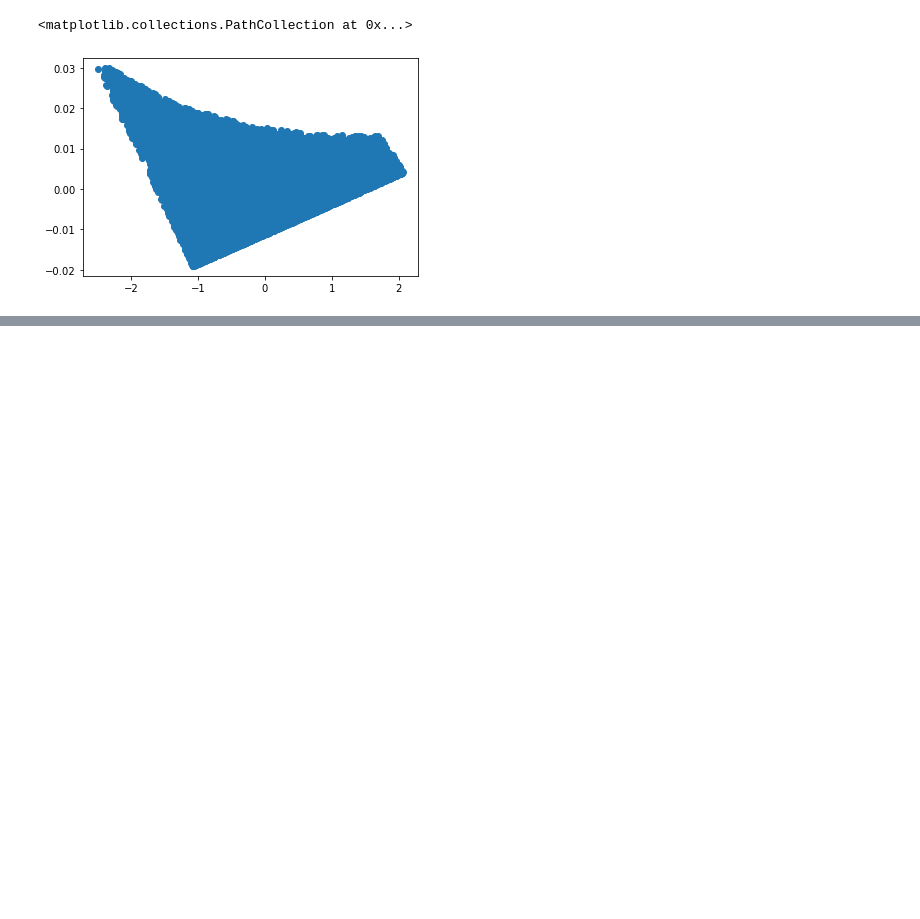
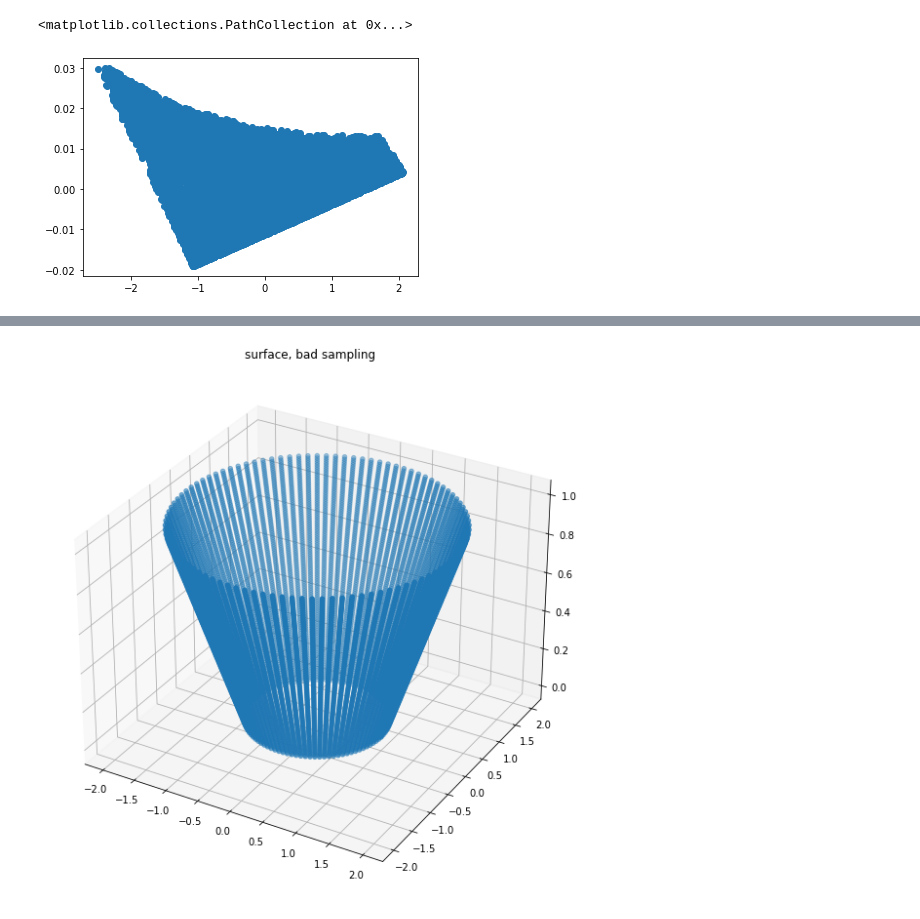
Before and after one commit to nephanth/DSC291-project, a Jupyter notebook: Project-tests.ipynb, the cells around one changed output, grey strips where cells are left out. Cells and saved outputs as stored; diff of their text form; code cells hidden in the pictures; blank space fills up the shorter version.

Commit message:
sampling on cone# Please enter the commit message for your changes. Lines starting

```diff
--- a/Project-tests.ipynb
+++ b/Project-tests.ipynb
@@ -116,0 +134,20 @@ plt.scatter(phi[:, 2], phi[:, 3])
+# %%
+X_grid, Y_grid = np.meshgrid(np.linspace(0,1, 100),
+                             np.linspace(0,1,100), indexing="ij")
+# %%
+surface = lambda theta, z: np.array(((z+1)* cos(2 * np.pi * theta),
+                            (z+1) * sin(2 * np.pi * theta),
+                            z))
+
+surface_values = surface(X_grid, Y_grid)
+fig = plt.figure(figsize=(10,10))
+ax = fig.add_subplot(projection="3d")
+ax.set_title("surface, bad sampling")
+#ax.set_box_aspect((np.ptp(testset_3D[...,0]), np.ptp(testset_3D[...,1]), np.ptp(testset_3D[...,2])))
+p = ax.scatter(surface_values[0],
+               surface_values[1],
+               surface_values[2]
+   )
+#fig.colorbar(p)
+# %% [output]
+[figure, added]
```
Also changed, not shown: parts of 14 cells of this notebook.
